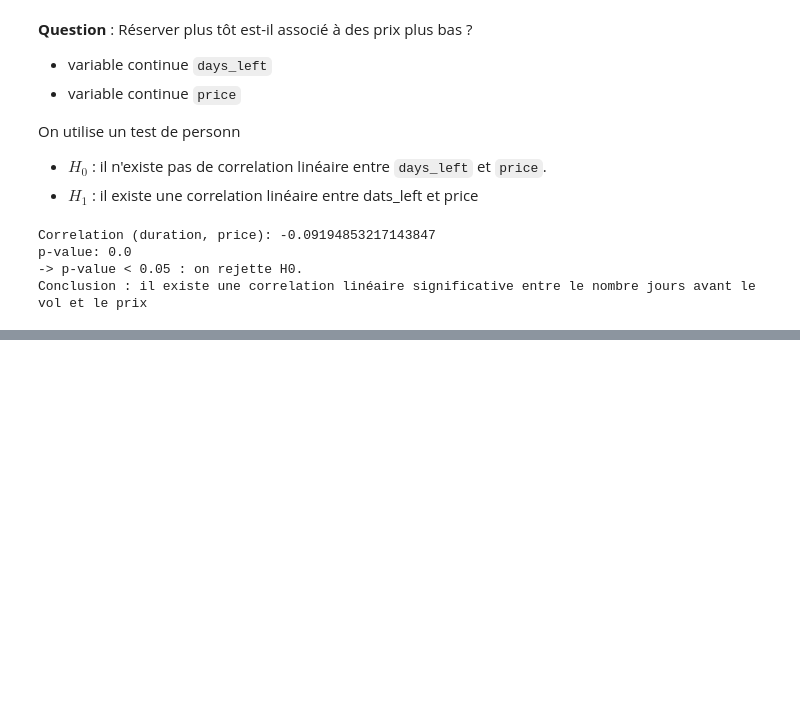
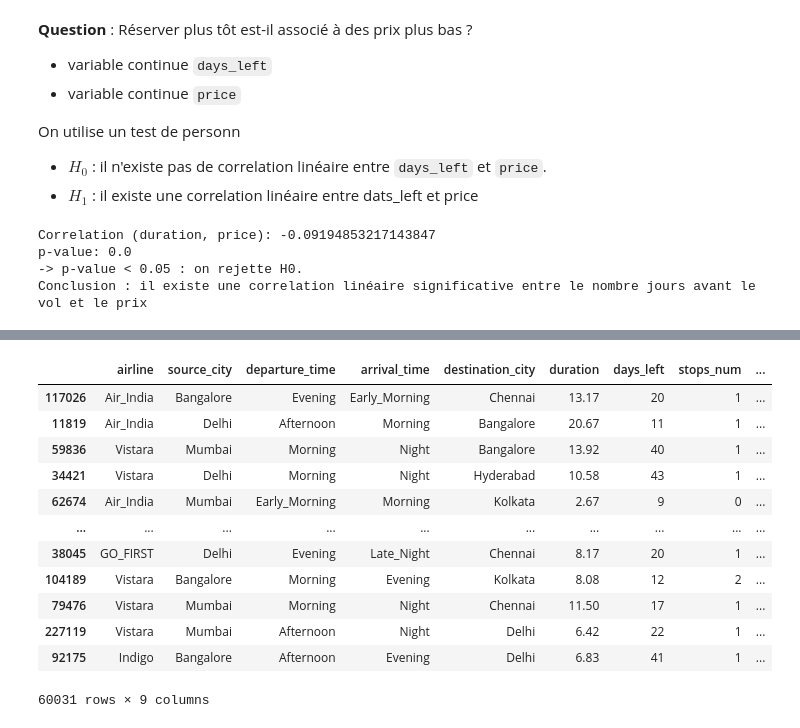
Before and after one commit to Soilah98/Supervised_Learning, a Jupyter notebook: projet-prediction-prix-avion/notebooks/flight.ipynb, the cells around one changed output, grey strips where cells are left out. Cells and saved outputs as stored; diff of their text form; code cells hidden in the pictures; blank space fills up the shorter version.

```diff
--- a/projet-prediction-prix-avion/projet-prediction-prix-avion/src/projet_prediction_prix_avion/flight.ipynb
+++ b/projet-prediction-prix-avion/notebooks/flight.ipynb
@@ -491,0 +491,5 @@ Conclusion : il existe une correlation linéaire significative entre le nombre j
+# %%
+# Encodage binaire de class
+mapping_class = {"Economy":0, "Business":1}
+df["class_num"] = df["class"].map(mapping_class)
+print(df[["class", "class_num"]].head())
@@ -491,0 +514,12 @@ Conclusion : il existe une correlation linéaire significative entre le nombre j
+# %%
+df_model = df.drop(columns=["flight", "stops","class"])
+# %%
+# Séparation features /target
+
+X = df_model.drop(columns=["price"])
+y = df["price"]
+# %%
+# Train / test split
+
+X_train , X_test, y_train, y_test = train_test_split(X,y, test_size=0.2, random_state=40)
+X_train.shape, X_test.shape
@@ -491,0 +591,16 @@ Conclusion : il existe une correlation linéaire significative entre le nombre j
+# %%
+X_test
+# %% [output]
+|  | airline | source_city | departure_time | arrival_time | destination_city | duration | days_left | stops_num | ... |
+| 117026 | Air_India | Bangalore | Evening | Early_Morning | Chennai | 13.17 | 20 | 1 | ... |
+| 11819 | Air_India | Delhi | Afternoon | Morning | Bangalore | 20.67 | 11 | 1 | ... |
+| 59836 | Vistara | Mumbai | Morning | Night | Bangalore | 13.92 | 40 | 1 | ... |
+| 34421 | Vistara | Delhi | Morning | Night | Hyderabad | 10.58 | 43 | 1 | ... |
+| 62674 | Air_India | Mumbai | Early_Morning | Morning | Kolkata | 2.67 | 9 | 0 | ... |
+| ... | ... | ... | ... | ... | ... | ... | ... | ... | ... |
+| 38045 | GO_FIRST | Delhi | Evening | Late_Night | Chennai | 8.17 | 20 | 1 | ... |
+| 104189 | Vistara | Bangalore | Morning | Evening | Kolkata | 8.08 | 12 | 2 | ... |
+| 79476 | Vistara | Mumbai | Morning | Night | Chennai | 11.50 | 17 | 1 | ... |
+| 227119 | Vistara | Mumbai | Afternoon | Night | Delhi | 6.42 | 22 | 1 | ... |
+| 92175 | Indigo | Bangalore | Afternoon | Evening | Delhi | 6.83 | 41 | 1 | ... |
+60031 rows × 9 columns
```
Also changed, not shown: parts of 65 cells of this notebook, 11 other files.
